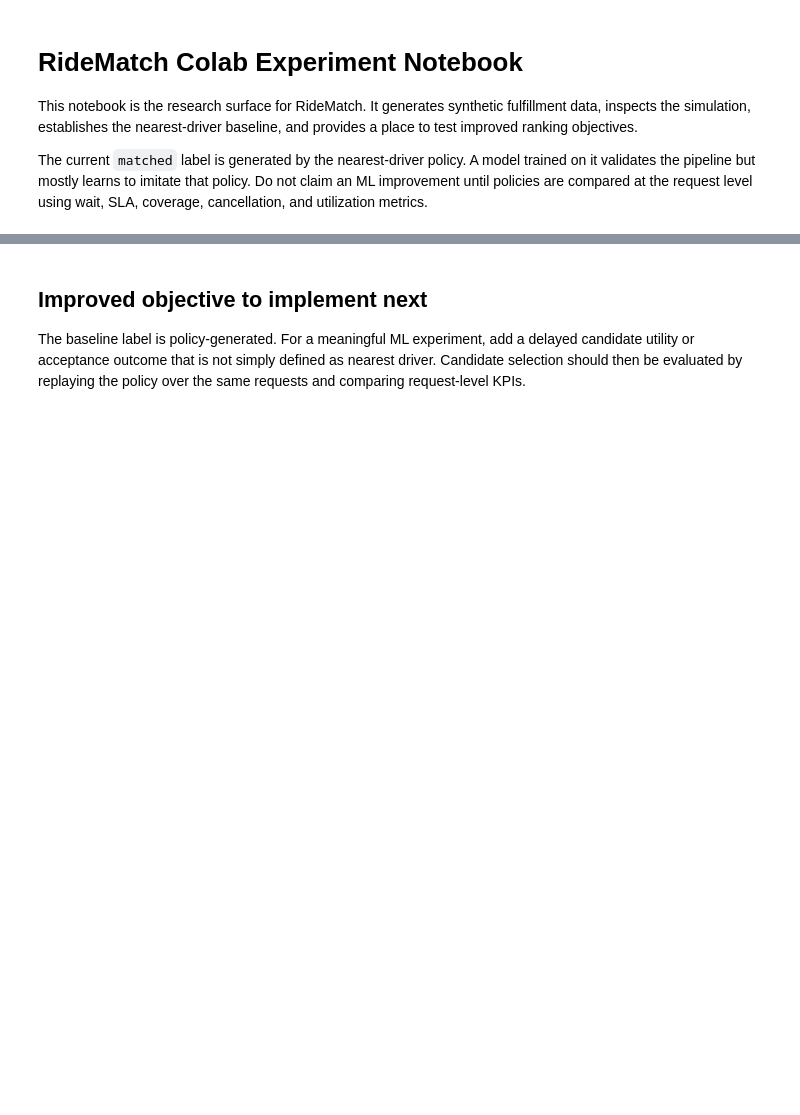
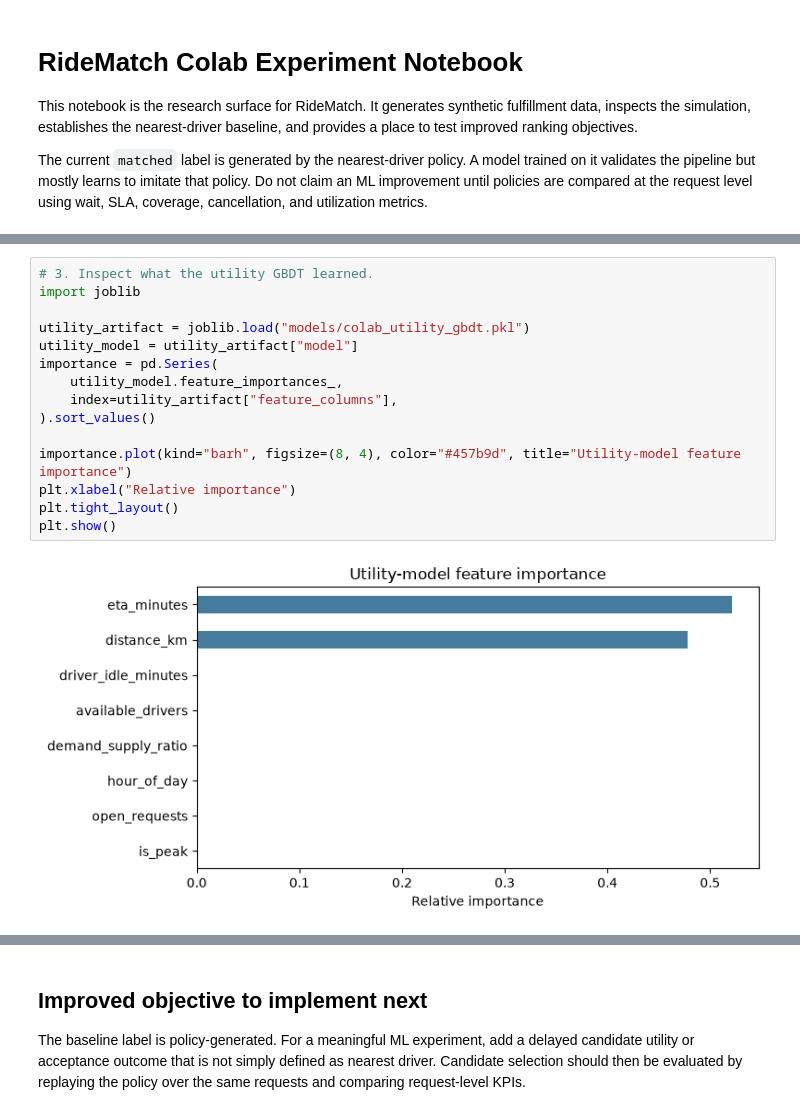
Before and after one commit to sohan2000/ride-match-ml, a Jupyter notebook: notebooks/exploration.ipynb, the cells around one changed output, grey strips where cells are left out. Cells and saved outputs as stored; diff of their text form; blank space fills up the shorter version.

```diff
--- a/notebooks/exploration.ipynb
+++ b/notebooks/exploration.ipynb
@@ -116,0 +257,17 @@ policy_results
+# %%
+# 3. Inspect what the utility GBDT learned.
+import joblib
+
+utility_artifact = joblib.load("models/colab_utility_gbdt.pkl")
+utility_model = utility_artifact["model"]
+importance = pd.Series(
+    utility_model.feature_importances_,
+    index=utility_artifact["feature_columns"],
+).sort_values()
+
+importance.plot(kind="barh", figsize=(8, 4), color="#457b9d", title="Utility-model feature importance")
+plt.xlabel("Relative importance")
+plt.tight_layout()
+plt.show()
+# %% [output]
+[figure, added]
```
Also changed, not shown: parts of 12 cells of this notebook, 2 other files.
